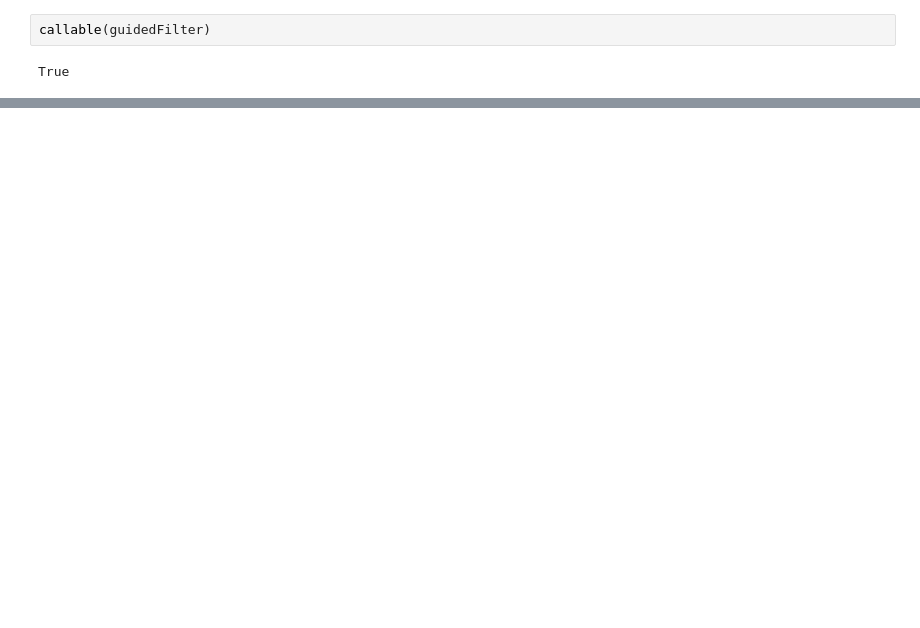
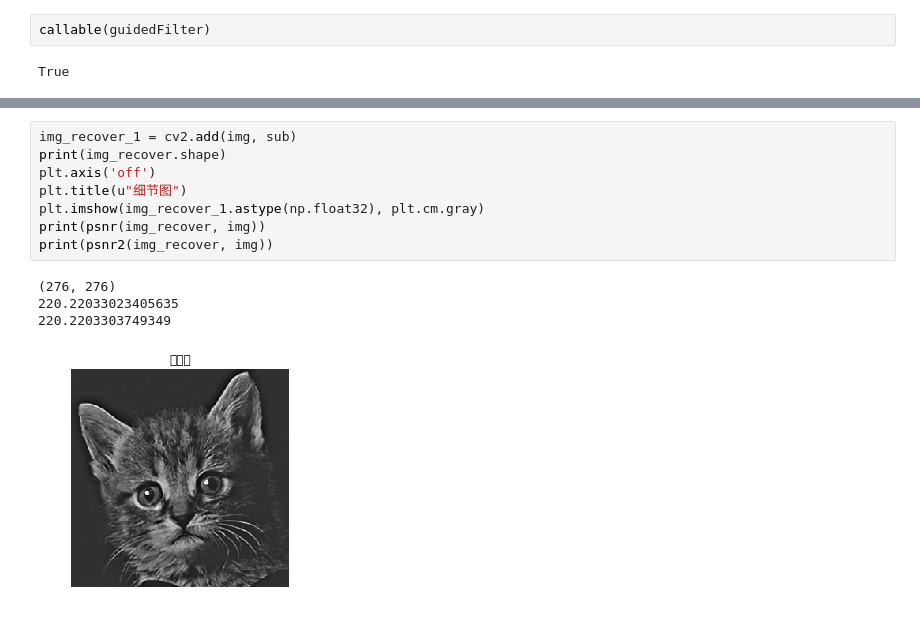
Before and after one commit to xunuo0x/ksvd, a Jupyter notebook: guidefilter.ipynb, the cells around one changed output, grey strips where cells are left out. Cells and saved outputs as stored; diff of their text form; blank space fills up the shorter version.

```diff
--- a/guidefilter.ipynb
+++ b/guidefilter.ipynb
@@ -57,0 +131,13 @@ True
+# %%
+img_recover_1 = cv2.add(img, sub)
+print(img_recover.shape)
+plt.axis('off')
+plt.title(u"细节图")
+plt.imshow(img_recover_1.astype(np.float32), plt.cm.gray)
+print(psnr(img_recover, img))
+print(psnr2(img_recover, img))
+# %% [output]
+(276, 276)
+220.22033023405635
+220.2203303749349
+[figure, added]
```
Also changed, not shown: parts of 13 cells of this notebook, 22 other files.
